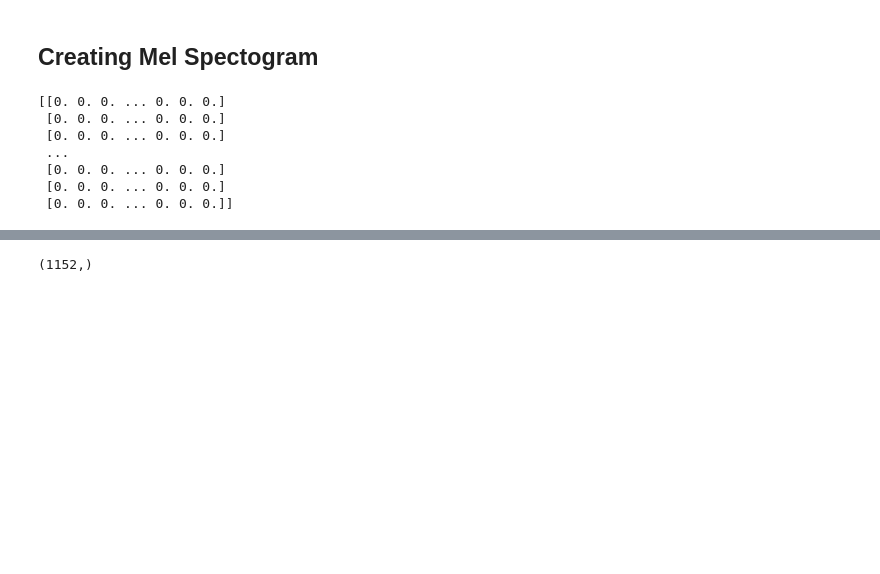
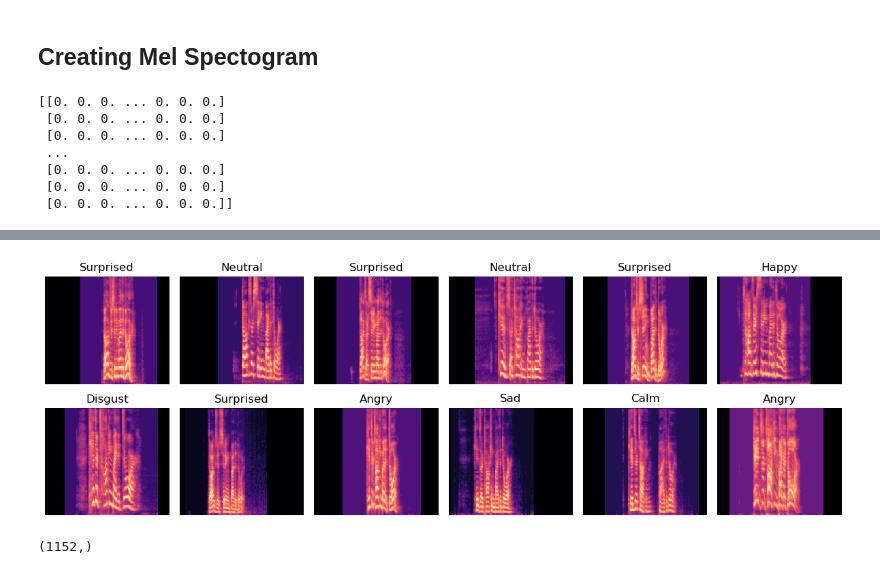
Before and after one commit to Hokalaka2/voice-emotion-classification, a Jupyter notebook: index.ipynb, the cells around one changed output, grey strips where cells are left out. Drawn from its saved outputs; the diff is of its cells as text; code cells hidden in the pictures; blank space fills up the shorter version.

```diff
--- a/index.ipynb
+++ b/index.ipynb
@@ -225,3 +225,7 @@ show_images(X_train, y_train, 2, 6)
+# %%
+show_images(X_test, y_test, 2, 6)
+# %% [output]
+[figure, added]
 # %%
 print(X_train.shape)
 
```
Also changed, not shown: parts of 9 cells of this notebook, 3 other files.
